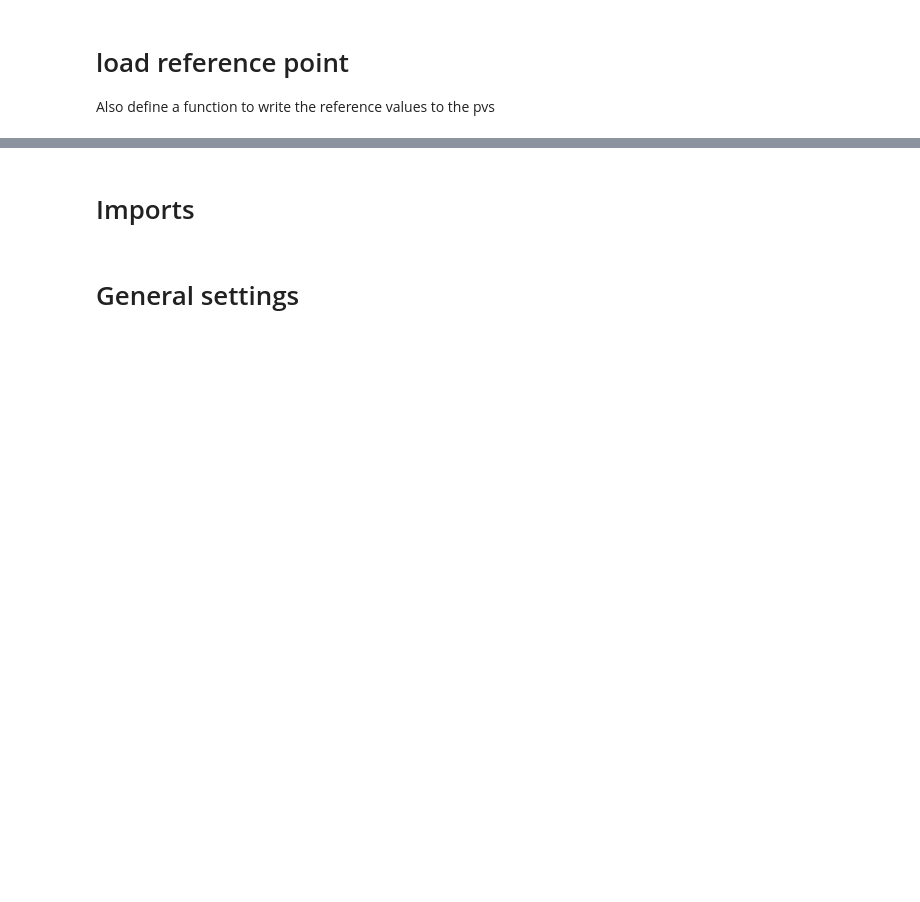
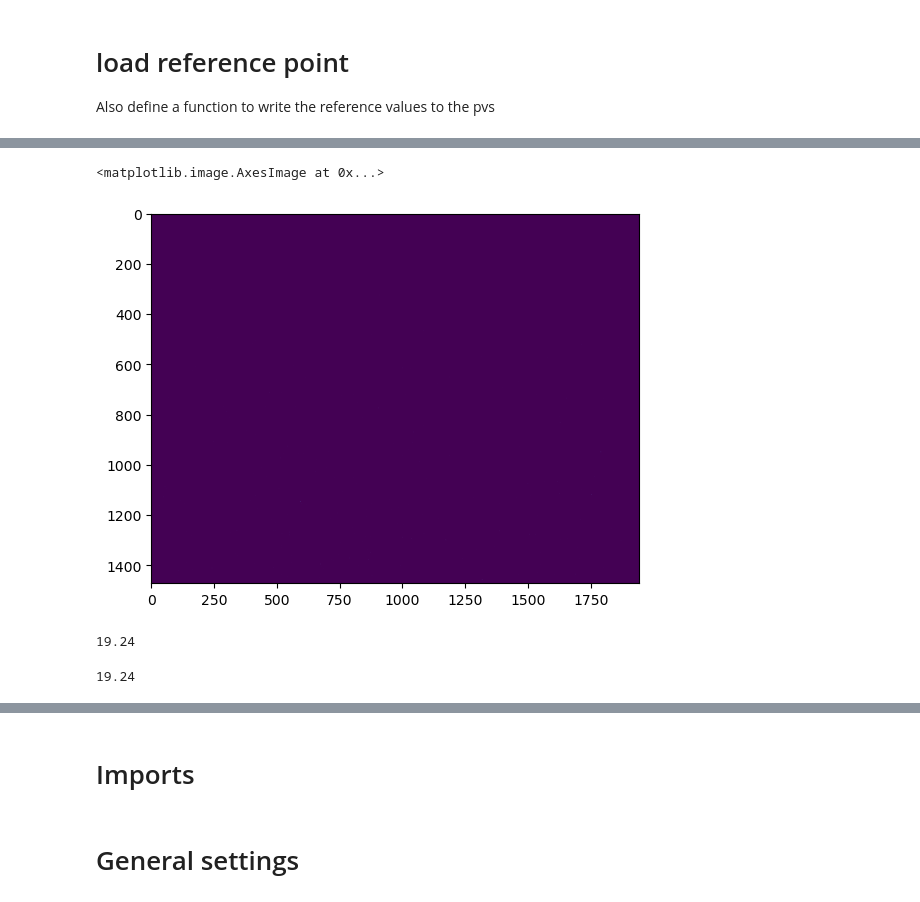
Before and after one commit to t-bz/SLAC_Xopt, a Jupyter notebook: lcls_ii/emittance/bax/bax-emittance-minimization-LCLSII.ipynb, the cells around one changed output, grey strips where cells are left out. Cells and saved outputs as stored; diff of their text form; code cells hidden in the pictures; blank space fills up the shorter version.

```diff
--- a/lcls_ii/emittance/bax/bax-emittance-minimization-LCLSII.ipynb
+++ b/lcls_ii/emittance/bax/bax-emittance-minimization-LCLSII.ipynb
@@ -5,6 +5,8 @@ In this notebook, we hope to demonstrate Bayesian Algorithm Execution (BAX) in X
 # set up env for running on SLAC production servers
 import os
 os.environ['OMP_NUM_THREADS']=str(6)
+# %%
+run_dir = '/home/physics/ml_tuning/20240225_LCLS_II_Injector'
 # %% [markdown]
 # Read pv info from YAML files
 # %%
@@ -30,0 +57,13 @@ def reset_pvs():
+# %%
+from scripts.image import ImageDiagnostic
+import yaml
+
+fname = 'otr_diagnostic.yml' #run_dir + "OTRS_HTR_330_config.yml"
+
+image_diagnostic = ImageDiagnostic.parse_obj(yaml.safe_load(open(fname)))
+
+image_diagnostic.min_log_intensity = 3.0
+image_diagnostic.save_image_location = run_dir
+image_diagnostic.n_fitting_restarts = 2
+image_diagnostic.visualize = False
+print(image_diagnostic.yaml())
@@ -30,0 +90,2 @@ def reset_pvs():
+# %%
+image_diagnostic.measure_background()
@@ -30,0 +102,9 @@ def reset_pvs():
+# %%
+plt.imshow(image_diagnostic.background_image)
+# %% [output]
+<matplotlib.image.AxesImage at 0x...>
+[figure, added]
+# %%
+image_diagnostic.resolution
+# %% [output]
+19.24
@@ -30,0 +113,4 @@ def reset_pvs():
+# %%
+caget('OTRS:HTR:330:RESOLUTION')
+# %% [output]
+19.24
```
Also changed, not shown: parts of 45 cells of this notebook, 23 other files.
